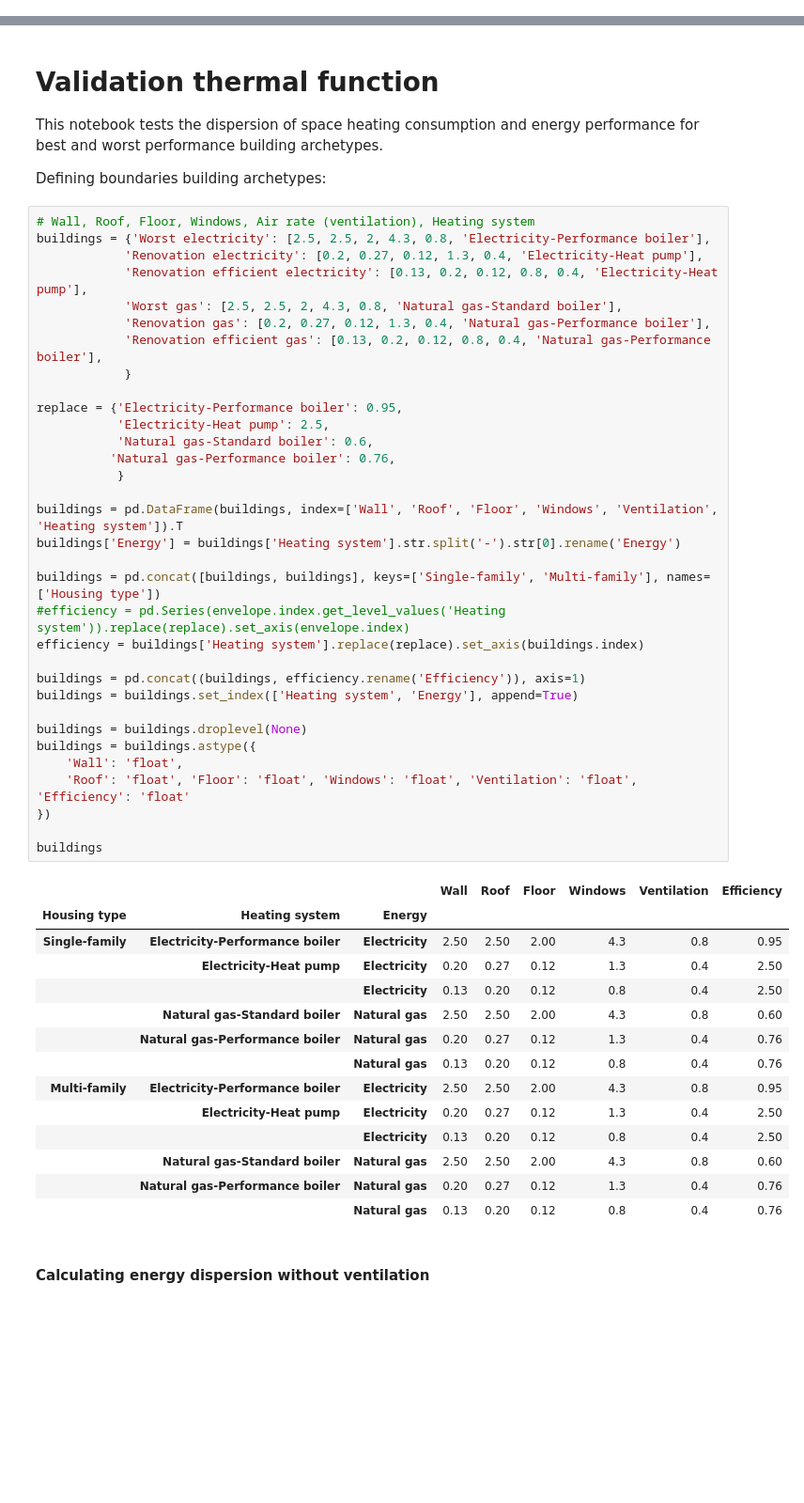
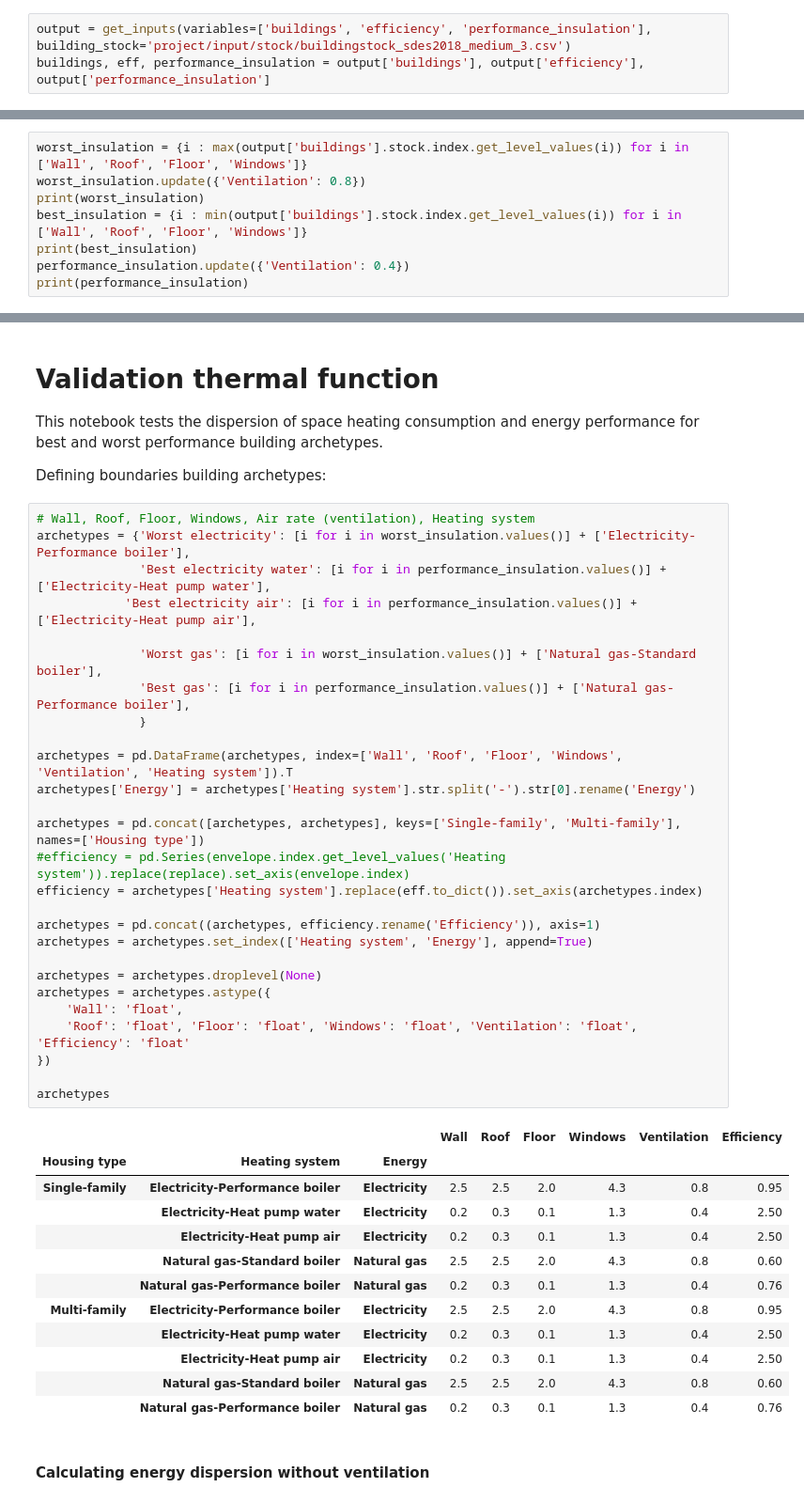
Before and after one commit to CIRED/Res-IRF4, a Jupyter notebook: project/analysis/energy_consumption/validation_thermal_function.ipynb, the cells around one changed output, grey strips where cells are left out. Shown: that part at 94% size. Cells and saved outputs as stored; diff of their text form; blank space fills up the shorter version.

```diff
--- a/project/analysis/energy_consumption/validation_thermal_function.ipynb
+++ b/project/analysis/energy_consumption/validation_thermal_function.ipynb
@@ -25,0 +11,3 @@ ratio_surface = generic_input['ratio_surface']
+# %%
+output = get_inputs(variables=['buildings', 'efficiency', 'performance_insulation'], building_stock='project/input/stock/buildingstock_sdes2018_medium_3.csv')
+buildings, eff, performance_insulation = output['buildings'], output['efficiency'], output['performance_insulation']
@@ -25,0 +17,8 @@ ratio_surface = generic_input['ratio_surface']
+# %%
+worst_insulation = {i : max(output['buildings'].stock.index.get_level_values(i)) for i in ['Wall', 'Roof', 'Floor', 'Windows']}
+worst_insulation.update({'Ventilation': 0.8})
+print(worst_insulation)
+best_insulation = {i : min(output['buildings'].stock.index.get_level_values(i)) for i in ['Wall', 'Roof', 'Floor', 'Windows']}
+print(best_insulation)
+performance_insulation.update({'Ventilation': 0.4})
+print(performance_insulation)
@@ -31,52 +34,44 @@ This notebook tests the dispersion of space heating consumption and energy perfo
 Defining boundaries building archetypes:
 # %%
 # Wall, Roof, Floor, Windows, Air rate (ventilation), Heating system
-buildings = {'Worst electricity': [2.5, 2.5, 2, 4.3, 0.8, 'Electricity-Performance boiler'],
-            'Renovation electricity': [0.2, 0.27, 0.12, 1.3, 0.4, 'Electricity-Heat pump'],
-            'Renovation efficient electricity': [0.13, 0.2, 0.12, 0.8, 0.4, 'Electricity-Heat pump'],
-            'Worst gas': [2.5, 2.5, 2, 4.3, 0.8, 'Natural gas-Standard boiler'],
-            'Renovation gas': [0.2, 0.27, 0.12, 1.3, 0.4, 'Natural gas-Performance boiler'],
-            'Renovation efficient gas': [0.13, 0.2, 0.12, 0.8, 0.4, 'Natural gas-Performance boiler'],
-            }
+archetypes = {'Worst electricity': [i for i in worst_insulation.values()] + ['Electricity-Performance boiler'],
+              'Best electricity water': [i for i in performance_insulation.values()] + ['Electricity-Heat pump water'],
+            'Best electricity air': [i for i in performance_insulation.values()] + ['Electricity-Heat pump air'],
 
-replace = {'Electricity-Performance boiler': 0.95,
-           'Electricity-Heat pump': 2.5,
-           'Natural gas-Standard boiler': 0.6,
-          'Natural gas-Performance boiler': 0.76,
-           }
+              'Worst gas': [i for i in worst_insulation.values()] + ['Natural gas-Standard boiler'],
+              'Best gas': [i for i in performance_insulation.values()] + ['Natural gas-Performance boiler'],
+              }
 
-buildings = pd.DataFrame(buildings, index=['Wall', 'Roof', 'Floor', 'Windows', 'Ventilation', 'Heating system']).T
-buildings['Energy'] = buildings['Heating system'].str.split('-').str[0].rename('Energy')
+archetypes = pd.DataFrame(archetypes, index=['Wall', 'Roof', 'Floor', 'Windows', 'Ventilation', 'Heating system']).T
+archetypes['Energy'] = archetypes['Heating system'].str.split('-').str[0].rename('Energy')
 
-buildings = pd.concat([buildings, buildings], keys=['Single-family', 'Multi-family'], names=['Housing type'])
+archetypes = pd.concat([archetypes, archetypes], keys=['Single-family', 'Multi-family'], names=['Housing type'])
 #efficiency = pd.Series(envelope.index.get_level_values('Heating system')).replace(replace).set_axis(envelope.index)
-efficiency = buildings['Heating system'].replace(replace).set_axis(buildings.index)
+efficiency = archetypes['Heating system'].replace(eff.to_dict()).set_axis(archetypes.index)
 
-buildings = pd.concat((buildings, efficiency.rename('Efficiency')), axis=1)
-buildings = buildings.set_index(['Heating system', 'Energy'], append=True)
+archetypes = pd.concat((archetypes, efficiency.rename('Efficiency')), axis=1)
+archetypes = archetypes.set_index(['Heating system', 'Energy'], append=True)
 
-buildings = buildings.droplevel(None)
-buildings = buildings.astype({
+archetypes = archetypes.droplevel(None)
+archetypes = archetypes.astype({
     'Wall': 'float',
     'Roof': 'float', 'Floor': 'float', 'Windows': 'float', 'Ventilation': 'float', 'Efficiency': 'float'
 })
 
-buildings
+archetypes
 # %% [output]
 |  |  |  | Wall | Roof | Floor | Windows | Ventilation | Efficiency |
 | Housing type | Heating system | Energy |  |  |  |  |  |  |
-| Single-family | Electricity-Performance boiler | Electricity | 2.50 | 2.50 | 2.00 | 4.3 | 0.8 | 0.95 |
-|  | Electricity-Heat pump | Electricity | 0.20 | 0.27 | 0.12 | 1.3 | 0.4 | 2.50 |
-|  |  | Electricity | 0.13 | 0.20 | 0.12 | 0.8 | 0.4 | 2.50 |
-|  | Natural gas-Standard boiler | Natural gas | 2.50 | 2.50 | 2.00 | 4.3 | 0.8 | 0.60 |
-|  | Natural gas-Performance boiler | Natural gas | 0.20 | 0.27 | 0.12 | 1.3 | 0.4 | 0.76 |
-|  |  | Natural gas | 0.13 | 0.20 | 0.12 | 0.8 | 0.4 | 0.76 |
-| Multi-family | Electricity-Performance boiler | Electricity | 2.50 | 2.50 | 2.00 | 4.3 | 0.8 | 0.95 |
-|  | Electricity-Heat pump | Electricity | 0.20 | 0.27 | 0.12 | 1.3 | 0.4 | 2.50 |
-|  |  | Electricity | 0.13 | 0.20 | 0.12 | 0.8 | 0.4 | 2.50 |
-|  | Natural gas-Standard boiler | Natural gas | 2.50 | 2.50 | 2.00 | 4.3 | 0.8 | 0.60 |
-|  | Natural gas-Performance boiler | Natural gas | 0.20 | 0.27 | 0.12 | 1.3 | 0.4 | 0.76 |
-|  |  | Natural gas | 0.13 | 0.20 | 0.12 | 0.8 | 0.4 | 0.76 |
+| Single-family | Electricity-Performance boiler | Electricity | 2.5 | 2.5 | 2.0 | 4.3 | 0.8 | 0.95 |
+|  | Electricity-Heat pump water | Electricity | 0.2 | 0.3 | 0.1 | 1.3 | 0.4 | 2.50 |
+|  | Electricity-Heat pump air | Electricity | 0.2 | 0.3 | 0.1 | 1.3 | 0.4 | 2.50 |
+|  | Natural gas-Standard boiler | Natural gas | 2.5 | 2.5 | 2.0 | 4.3 | 0.8 | 0.60 |
+|  | Natural gas-Performance boiler | Natural gas | 0.2 | 0.3 | 0.1 | 1.3 | 0.4 | 0.76 |
+| Multi-family | Electricity-Performance boiler | Electricity | 2.5 | 2.5 | 2.0 | 4.3 | 0.8 | 0.95 |
+|  | Electricity-Heat pump water | Electricity | 0.2 | 0.3 | 0.1 | 1.3 | 0.4 | 2.50 |
+|  | Electricity-Heat pump air | Electricity | 0.2 | 0.3 | 0.1 | 1.3 | 0.4 | 2.50 |
+|  | Natural gas-Standard boiler | Natural gas | 2.5 | 2.5 | 2.0 | 4.3 | 0.8 | 0.60 |
+|  | Natural gas-Performance boiler | Natural gas | 0.2 | 0.3 | 0.1 | 1.3 | 0.4 | 0.76 |
 # %% [markdown]
 #### Calculating energy dispersion without ventilation
 # %%
```
Also changed, not shown: parts of 8 cells of this notebook, 6 other files.
